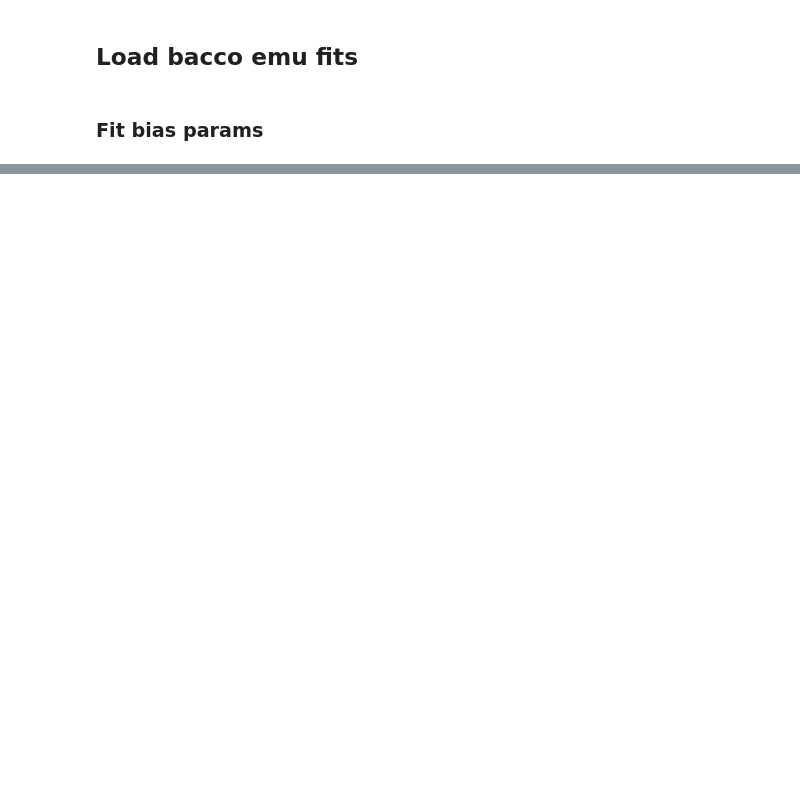
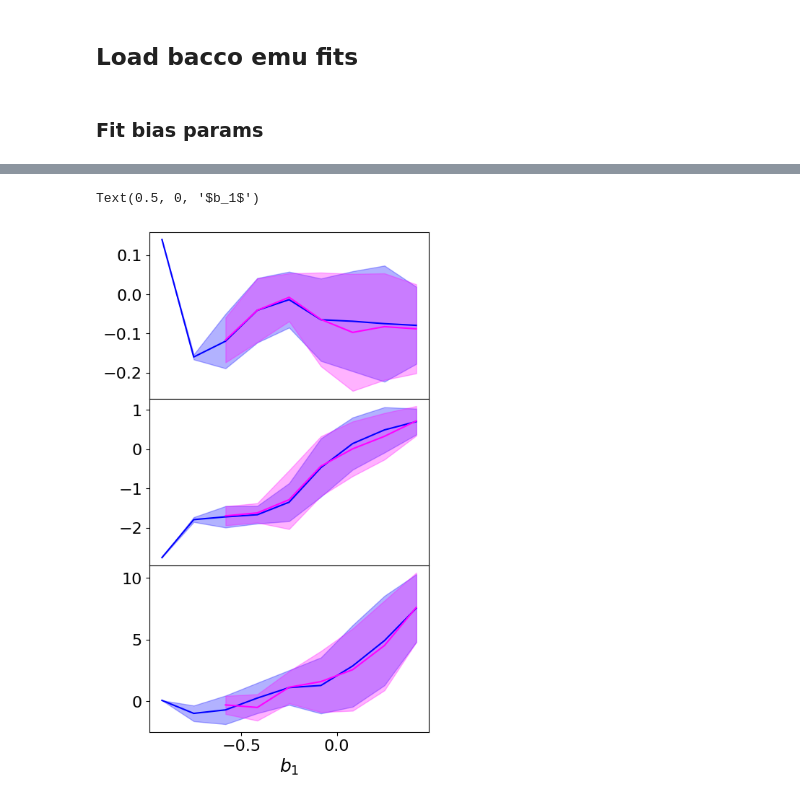
Before and after one commit to kstoreyf/biasexp-target-observable, a Jupyter notebook: notebooks/2023-01-04_camels-sam_biasexp_fit_load.ipynb, the cells around one changed output, grey strips where cells are left out. Saved outputs shown, nothing was run; the diff lists cells and outputs as text; code cells hidden in the pictures; blank space fills up the shorter version.

```diff
--- a/notebooks/2023-01-04_camels-sam_biasexp_fit_load.ipynb
+++ b/notebooks/2023-01-04_camels-sam_biasexp_fit_load.ipynb
@@ -208,0 +287,48 @@ Text(0.5, 0, '$b_1$')
+# %%
+nrows, ncols = 3, 1
+fig, axarr = plt.subplots(nrows, ncols, figsize=(5, 3*nrows), sharex=True)
+plt.subplots_adjust(hspace=0)
+
+#b1_fine = np.linspace(bias_bounds['b1'][0], bias_bounds['b1'][1], 50)
+b1_bins = np.linspace(-1, 0.5, 10)
+b1_bins_avg = 0.5*(b1_bins[1:]+b1_bins[:-1])
+
+for bb, bp_name in enumerate(bias_param_names_nob1):
+
+    bp_means, bp_stds = [], []
+    bp_close_means, bp_close_stds = [], []
+    for ii in range(len(b1_bins)-1):
+        b1 = bp_arr[:,bias_param_names.index('b1')]
+        bp = bp_arr[:,bias_param_names.index(bp_name)]
+        i_inbin = (b1>=b1_bins[ii]) & (b1<b1_bins[ii+1])
+        bp_inbin = bp[i_inbin]
+        bp_means.append(np.mean(bp_inbin))
+        bp_stds.append(np.std(bp_inbin))
+
+        b1_close = bp_arr[i_close][:,bias_param_names.index('b1')]
+        bp_close = bp_arr[i_close][:,bias_param_names.index(bp_name)]
+        i_inbin_close = (b1_close>=b1_bins[ii]) & (b1_close<b1_bins[ii+1])
+        bp_close_inbin = bp_close[i_inbin_close]
+        bp_close_means.append(np.mean(bp_close_inbin))
+        bp_close_stds.append(np.std(bp_close_inbin))
+
+    bp_means = np.array(bp_means)
+    bp_stds = np.array(bp_stds)
+    bp_close_means = np.array(bp_close_means)
+    bp_close_stds = np.array(bp_close_stds)
+
+    axarr[bb].plot(b1_bins_avg, bp_means,
+               color='blue')
+    axarr[bb].fill_between(b1_bins_avg, bp_means-bp_stds, bp_means+bp_stds,
+               color='blue', alpha=0.3)
+
+    axarr[bb].plot(b1_bins_avg, bp_close_means,
+               color='magenta')
+    axarr[bb].fill_between(b1_bins_avg, bp_close_means-bp_close_stds,
+                           bp_close_means+bp_close_stds,
+               color='magenta', alpha=0.3)
+
+plt.xlabel(bias_param_labels[bias_param_names[0]])
+# %% [output]
+Text(0.5, 0, '$b_1$')
+[figure, added]
```
Also changed, not shown: parts of 13 cells of this notebook, 1 other file.
